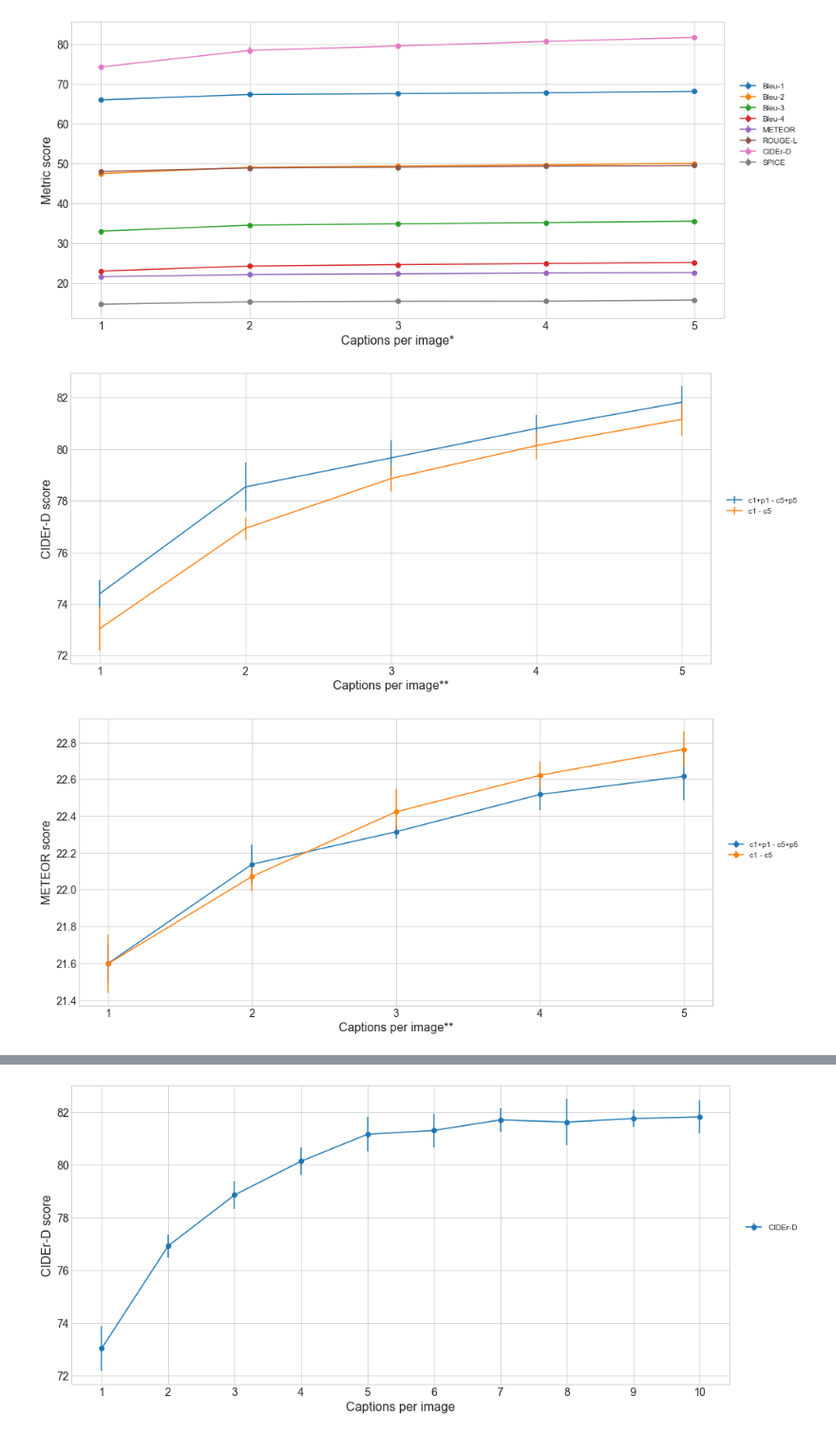
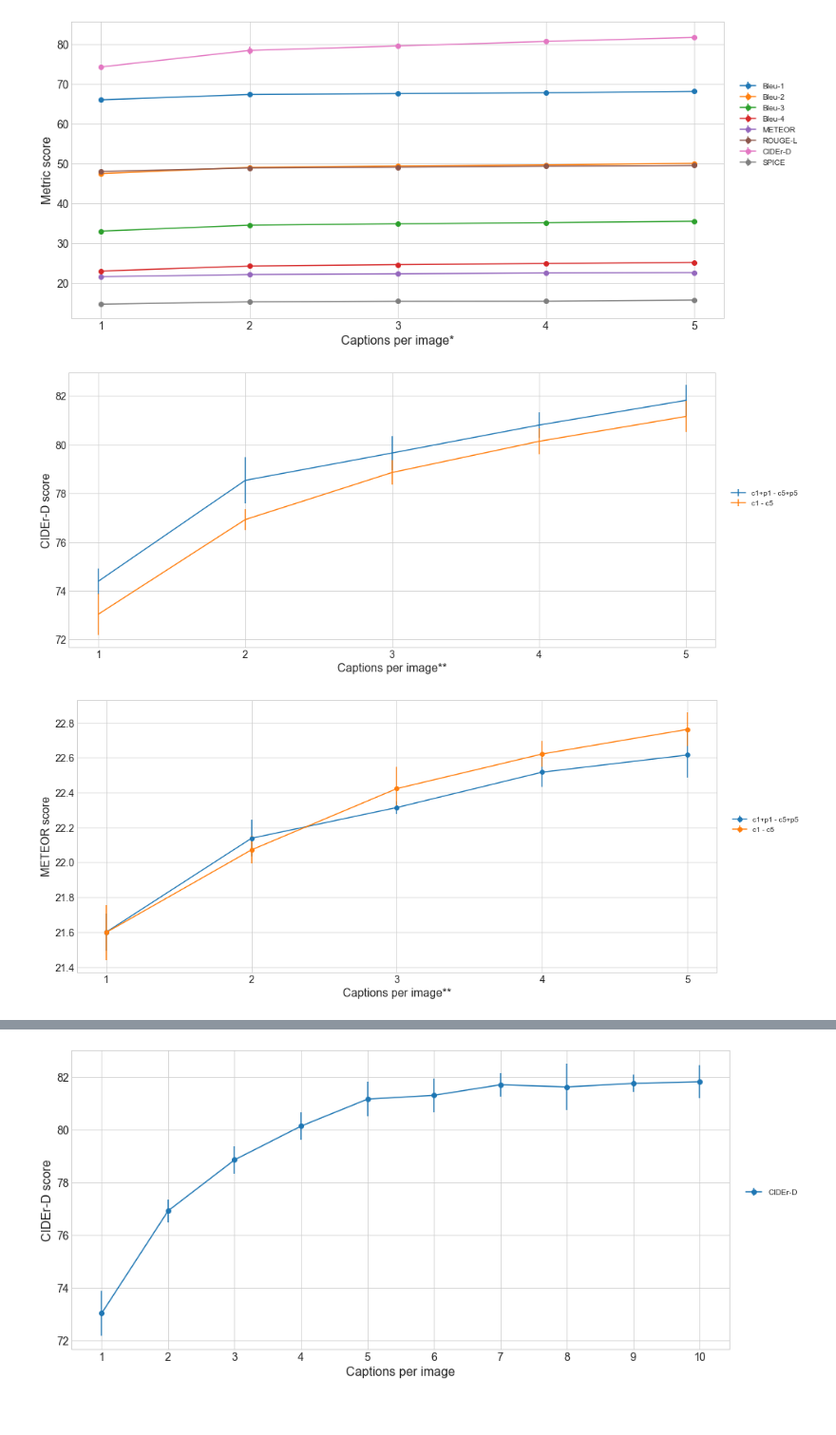
Before and after one commit to ingritu/TDT4900-Master-Thesis, a Jupyter notebook: notebooks/Results.ipynb, the cells around one changed output, grey strips where cells are left out. Shown at 95% size. Drawn from its saved outputs; the diff is of its cells as text; code cells hidden in the pictures; blank space fills up the shorter version.

Commit message:
figures done

```diff
--- a/notebooks/Results.ipynb
+++ b/notebooks/Results.ipynb
@@ -201,22 +201,22 @@ plt.show()
 [figure]
 # %%
 # CIDEr c1-5 vs CIDEr c1p1-c5p5
-plt.figure(figsize=(15,7))
+plt.figure(figsize=(16,7))
 line1 = plt.errorbar(x[:5], c_c1p1_c5p5[0]*100, c_c1p1_c5p5[1]*100, fmt='-', label='c1+p1 - c5+p5')
 line2 = plt.errorbar(x[:5], c_c1_10[0][:5]*100, c_c1_10[1][:5]*100, fmt='-', label='c1 - c5')
 plt.legend(bbox_to_anchor=(1.02, 0.5, 1., .1), loc='lower left',
            ncol=1, borderaxespad=0.)
 plt.ylabel('CIDEr-D score', Fontsize=16)
 plt.xlabel('Captions per image**', Fontsize=16)
 plt.xticks([1, 2, 3, 4, 5], Fontsize=14)
 plt.yticks(Fontsize=14)
 plt.savefig(save_path.joinpath('cider_b_c1-5_vs_c1p1-c5p5.pdf'))
 plt.show()
 # %% [output]
-[figure, old version]
+[figure, new version]
 # %%
 # METEOR
-plt.figure(figsize=(15,7))
+plt.figure(figsize=(16,7))
 line1 = plt.errorbar(x[:5], m_c1p1_c5p5[0]*100, m_c1p1_c5p5[1]*100, fmt='-o', label='c1+p1 - c5+p5')
 line2 = plt.errorbar(x[:5], m_c1_10[0][:5]*100, m_c1_10[1][:5]*100, fmt='-o', label='c1 - c5')
 plt.legend(bbox_to_anchor=(1.02, 0.5, 1., .1), loc='lower left',
@@ -228,6 +228,6 @@ plt.yticks(Fontsize=14)
 plt.savefig(save_path.joinpath('meteor_b_c1-5_vs_c1p1-c5p5.pdf'))
 plt.show()
 # %% [output]
-[figure, old version]
+[figure, new version]
 # %%
 # SPICE
```
Also changed, not shown: parts of 6 cells of this notebook.
